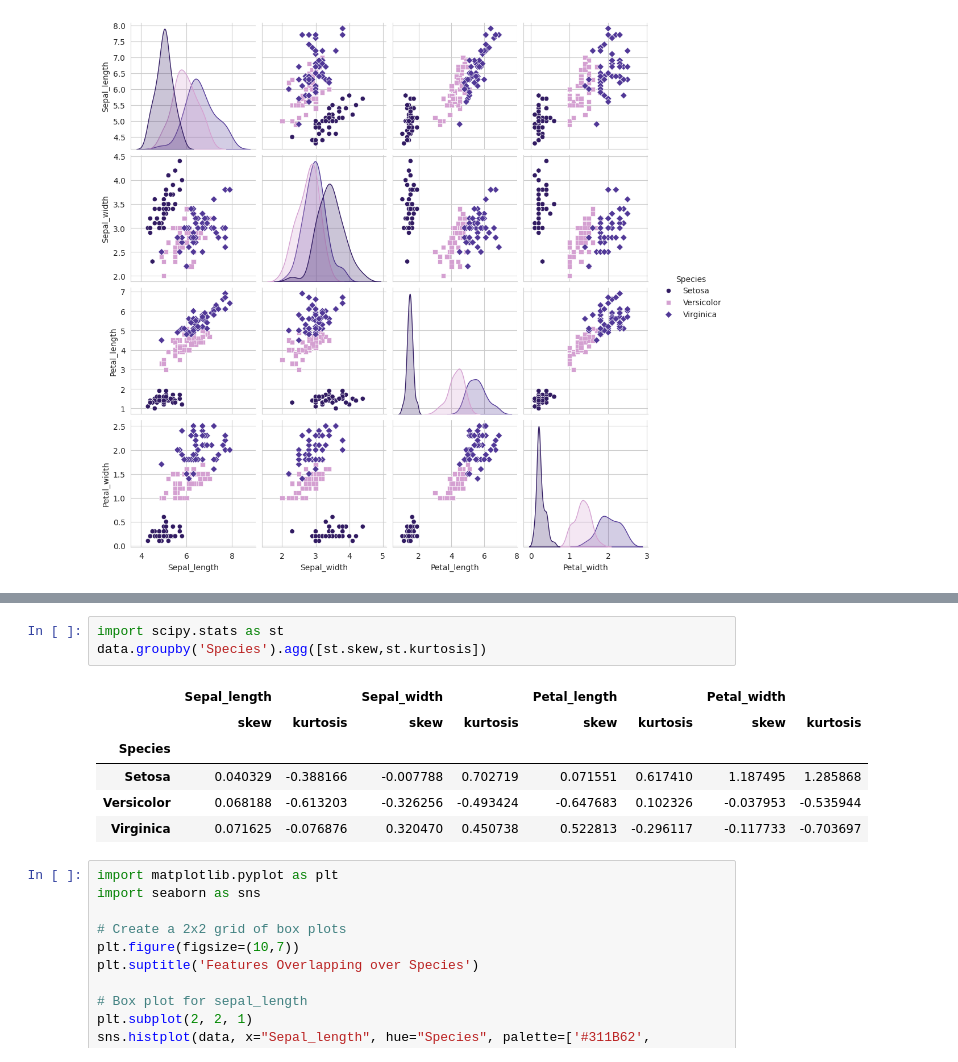
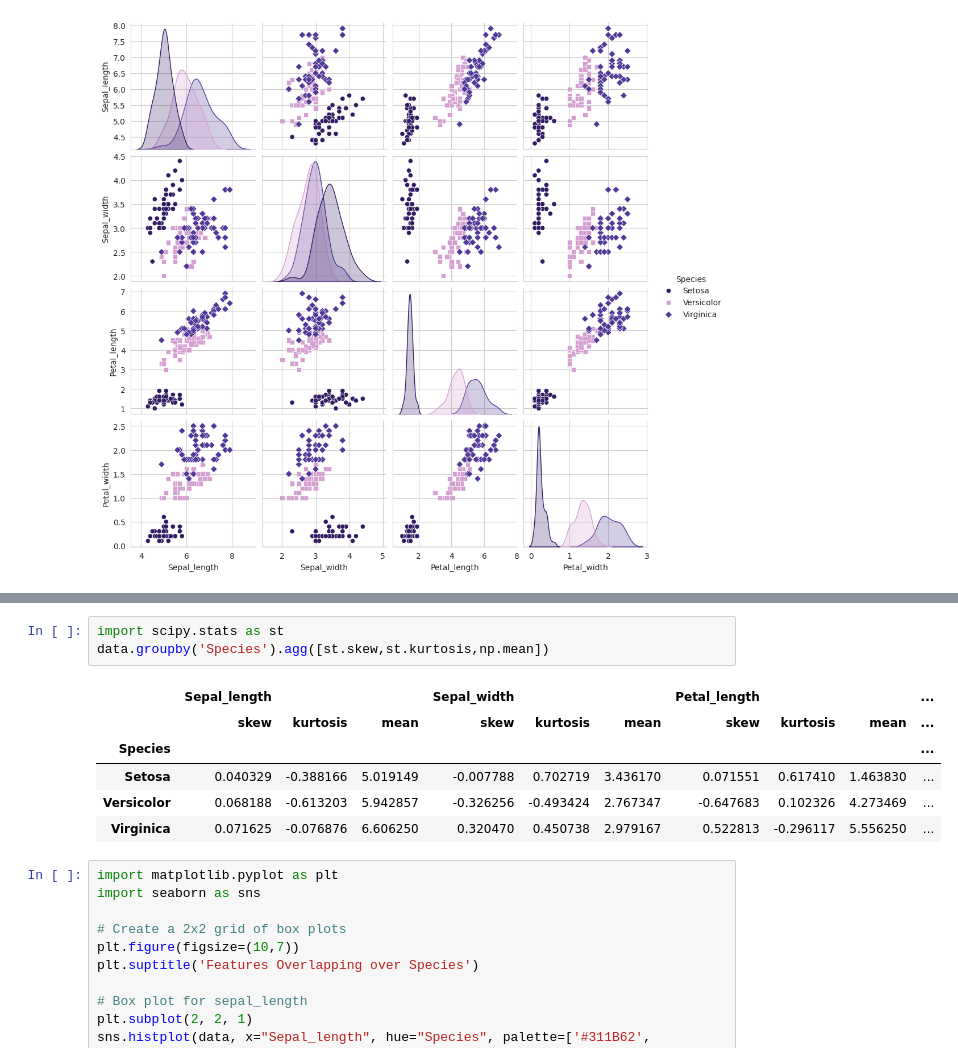
Before and after one commit to JOCRZ/TheSparksFoundation, a Jupyter notebook: EDA & Cleaning.ipynb, the cells around one changed output, grey strips where cells are left out. Cells and saved outputs as stored; diff of their text form.

```diff
--- a/EDA & Cleaning.ipynb
+++ b/EDA & Cleaning.ipynb
@@ -266,14 +268,14 @@ plt.show()
 ![image.png](attachment:image.png)
 # %%
 import scipy.stats as st
-data.groupby('Species').agg([st.skew,st.kurtosis])
+data.groupby('Species').agg([st.skew,st.kurtosis,np.mean])
 # %% [output]
-|  | Sepal_length |  | Sepal_width |  | Petal_length |  | Petal_width |  |
-|  | skew | kurtosis | skew | kurtosis | skew | kurtosis | skew | kurtosis |
-| Species |  |  |  |  |  |  |  |  |
-| Setosa | 0.040329 | -0.388166 | -0.007788 | 0.702719 | 0.071551 | 0.617410 | 1.187495 | 1.285868 |
-| Versicolor | 0.068188 | -0.613203 | -0.326256 | -0.493424 | -0.647683 | 0.102326 | -0.037953 | -0.535944 |
-| Virginica | 0.071625 | -0.076876 | 0.320470 | 0.450738 | 0.522813 | -0.296117 | -0.117733 | -0.703697 |
+|  | Sepal_length |  |  | Sepal_width |  |  | Petal_length |  |  | ... |
+|  | skew | kurtosis | mean | skew | kurtosis | mean | skew | kurtosis | mean | ... |
+| Species |  |  |  |  |  |  |  |  |  | ... |
+| Setosa | 0.040329 | -0.388166 | 5.019149 | -0.007788 | 0.702719 | 3.436170 | 0.071551 | 0.617410 | 1.463830 | ... |
+| Versicolor | 0.068188 | -0.613203 | 5.942857 | -0.326256 | -0.493424 | 2.767347 | -0.647683 | 0.102326 | 4.273469 | ... |
+| Virginica | 0.071625 | -0.076876 | 6.606250 | 0.320470 | 0.450738 | 2.979167 | 0.522813 | -0.296117 | 5.556250 | ... |
 # %%
 import matplotlib.pyplot as plt
 import seaborn as sns
```
Also changed, not shown: parts of 3 cells of this notebook, 1 other file.
